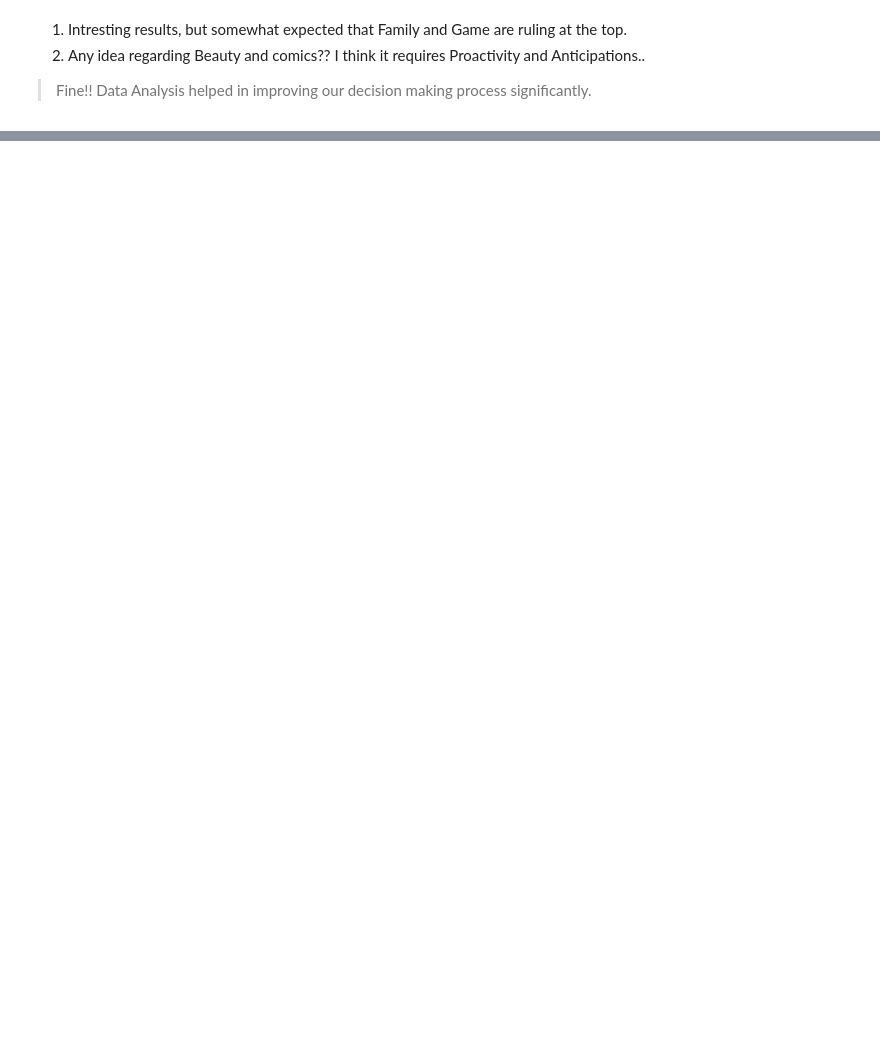
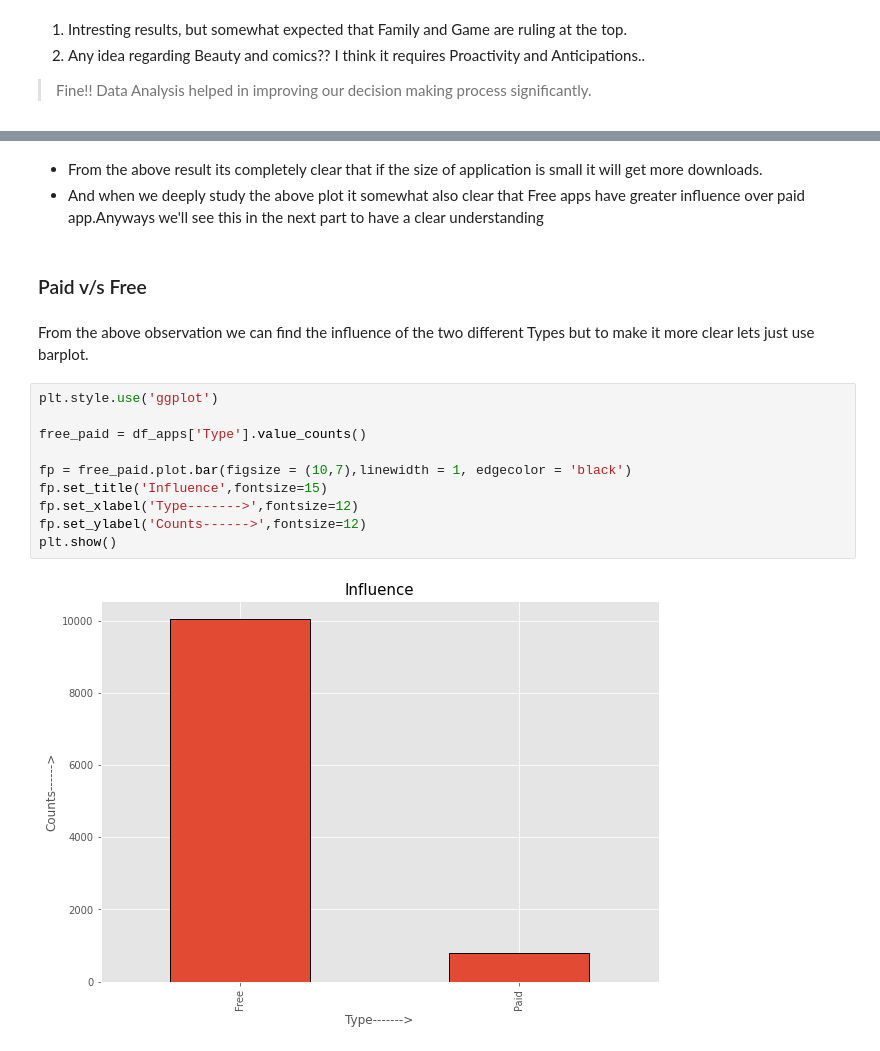
Before and after one commit to DipanshuKumar449/EDA-PlayStore-App-Review, a Jupyter notebook: Play_Store_App_Review_Analysis_Capstone_Project.ipynb, the cells around one changed output, grey strips where cells are left out. Drawn from its saved outputs; the diff is of its cells as text; blank space fills up the shorter version.

```diff
--- a/Play_Store_App_Review_Analysis_Capstone_Project.ipynb
+++ b/Play_Store_App_Review_Analysis_Capstone_Project.ipynb
@@ -203,0 +251,21 @@ plt.show()
+# %% [markdown]
+
+
+*   From the above result its completely clear that if the size of application is small it will get more downloads.
+*   And when we deeply study the above plot it somewhat also clear  that Free apps have greater influence over paid app.Anyways we'll see this in the next part to have a clear understanding
+# %% [markdown]
+### Paid v/s Free
+# %% [markdown]
+From the above observation we can find the influence of the two different Types but to make it more clear lets just use barplot.
+# %%
+plt.style.use('ggplot')
+
+free_paid = df_apps['Type'].value_counts()
+
+fp = free_paid.plot.bar(figsize = (10,7),linewidth = 1, edgecolor = 'black')
+fp.set_title('Influence',fontsize=15)
+fp.set_xlabel('Type------->',fontsize=12)
+fp.set_ylabel('Counts------>',fontsize=12)
+plt.show()
+# %% [output]
+[figure, added]
```
Also changed, not shown: parts of 17 cells of this notebook.
